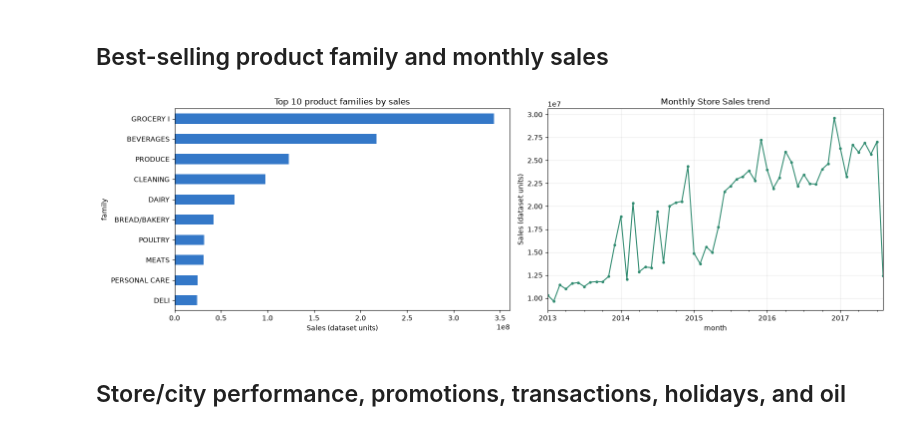
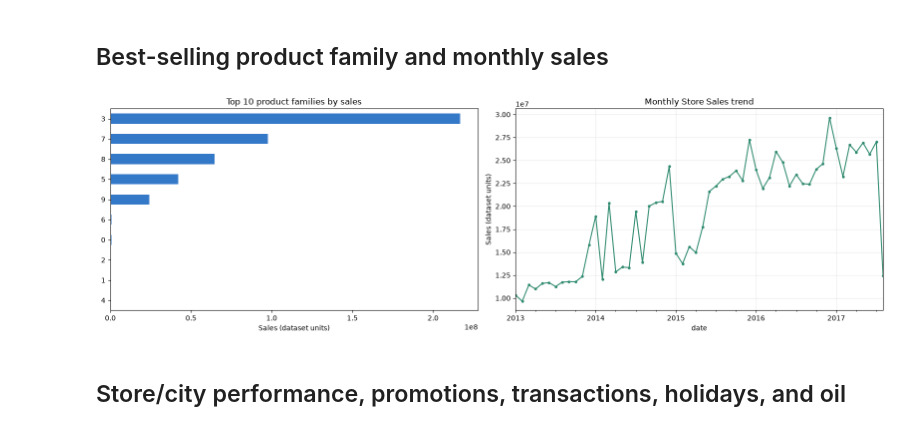
Before and after one commit to Rakib2275/AI-Business-Intelligence-Platform, a Jupyter notebook: ai-service/notebooks/02_business_analysis.ipynb, the cells around one changed output. Cells and saved outputs as stored; diff of their text form; code cells hidden in the pictures.

```diff
--- a/ai-service/notebooks/02_business_analysis.ipynb
+++ b/ai-service/notebooks/02_business_analysis.ipynb
@@ -54,37 +54,45 @@ Unmatched store rows: 0
 # %% [markdown]
 ## Best-selling product family and monthly sales
 # %%
+family_sales = (
+    store_sales.groupby('family', observed=True)['sales']
+    .sum()
+    .rename('total_sales')
+    .reset_index()
+)
+monthly_sales = store_sales.set_index('date')['sales'].resample('MS').sum()
+
 fig, axes = plt.subplots(1, 2, figsize=(16, 5))
 
 # Top 10 product families
 family_sales.head(10).sort_values(
     by='total_sales',
     ascending=True
 ).plot.barh(
     ax=axes[0],
     color='#3478c8',
     legend=False
 )
 
 axes[0].set_title('Top 10 product families by sales')
 axes[0].set_xlabel('Sales (dataset units)')
 
 # Monthly sales trend
 monthly_sales.plot(
     ax=axes[1],
     color='#308b70',
     marker='o',
     markersize=3
 )
 
 axes[1].set_title('Monthly Store Sales trend')
 axes[1].set_ylabel('Sales (dataset units)')
 axes[1].grid(alpha=0.25)
 
 plt.tight_layout()
 plt.show()
 # %% [output]
-[figure, old version]
+[figure, new version]
 # %% [markdown]
 ## Store/city performance, promotions, transactions, holidays, and oil
 # %%
```
Also changed, not shown: 17 other files.
